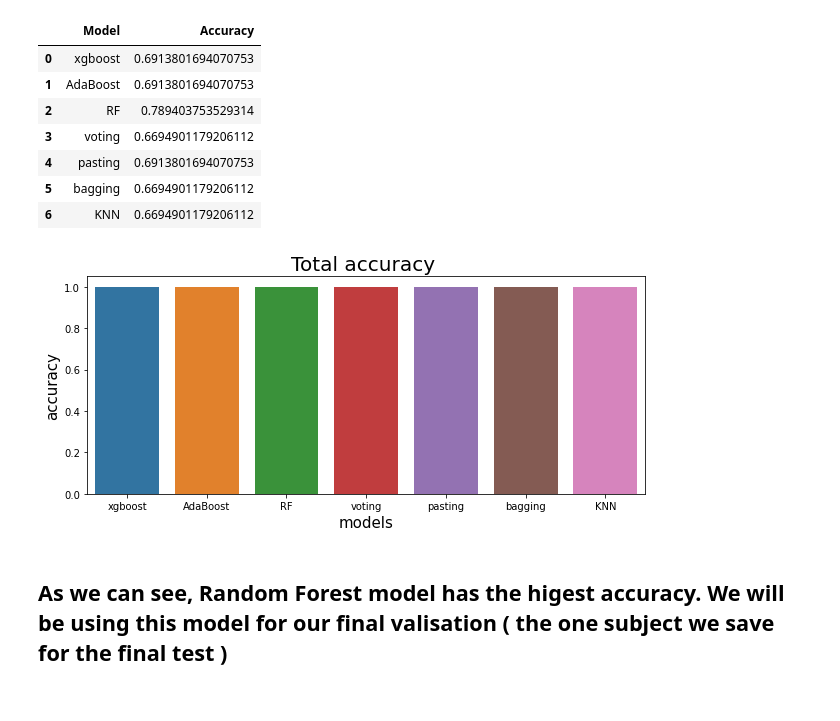
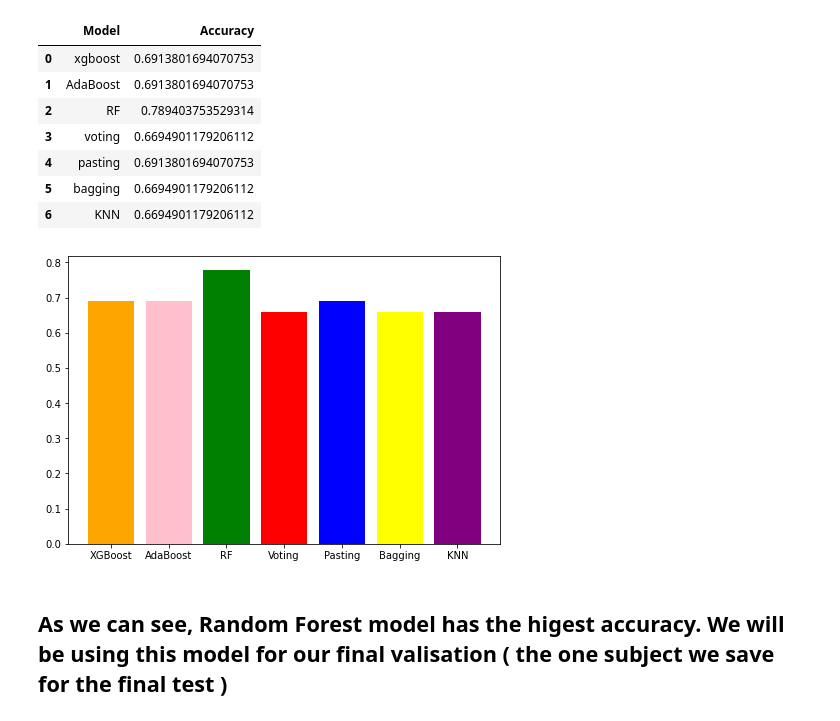
Before and after one commit to diklabirman/Data_Viz_Final_Project, a Jupyter notebook: Hands_notebook.ipynb, the cells around one changed output. Drawn from its saved outputs; the diff is of its cells as text; code cells hidden in the pictures.

```diff
--- a/Hands_notebook.ipynb
+++ b/Hands_notebook.ipynb
@@ -692,15 +692,24 @@ total_models
 | 4 | pasting | 0.6913801694070753 |
 | 5 | bagging | 0.6694901179206112 |
 | 6 | KNN | 0.6694901179206112 |
-# %%
-plt.figure(figsize=(10, 4))
-graph = sns.countplot(x='Model', data=total_models) #df + label
-graph.set_title("Total accuracy ", fontsize=20) #title
-graph.set_xlabel("models", fontsize=15) # label
-graph.set_ylabel("accuracy", fontsize=15) #label
-plt.show()
-# %% [output]
-[figure, removed]
+# %%
+import matplotlib.pyplot as plt
+fig = plt.figure()
+
+ax = fig.add_axes([0,0,1,1])
+langs = ['XGBoost', 'AdaBoost', 'RF', 'Voting', 'Pasting', 'Bagging', 'KNN']
+accuracy = [0.69,0.69,0.78,0.66,0.69,0.66,0.66]
+ax.bar(langs,accuracy)
+height = [0.69,0.69,0.78,0.66,0.69,0.66,0.66]
+bars = ('XGBoost', 'AdaBoost', 'RF', 'Voting', 'Pasting', 'Bagging', 'KNN')
+x_pos = np.arange(len(bars))
+
+# Create bars with different colors
+plt.bar(x_pos, height, color=['orange', 'pink', 'green', 'red', 'blue', 'yellow', 'purple'])
+
+plt.show()
+# %% [output]
+[figure, added]
 # %% [markdown]
 ## As we can see, Random Forest model has the higest accuracy. We will be using this model for our final valisation ( the one subject we save for the final test )
 # %%
```
